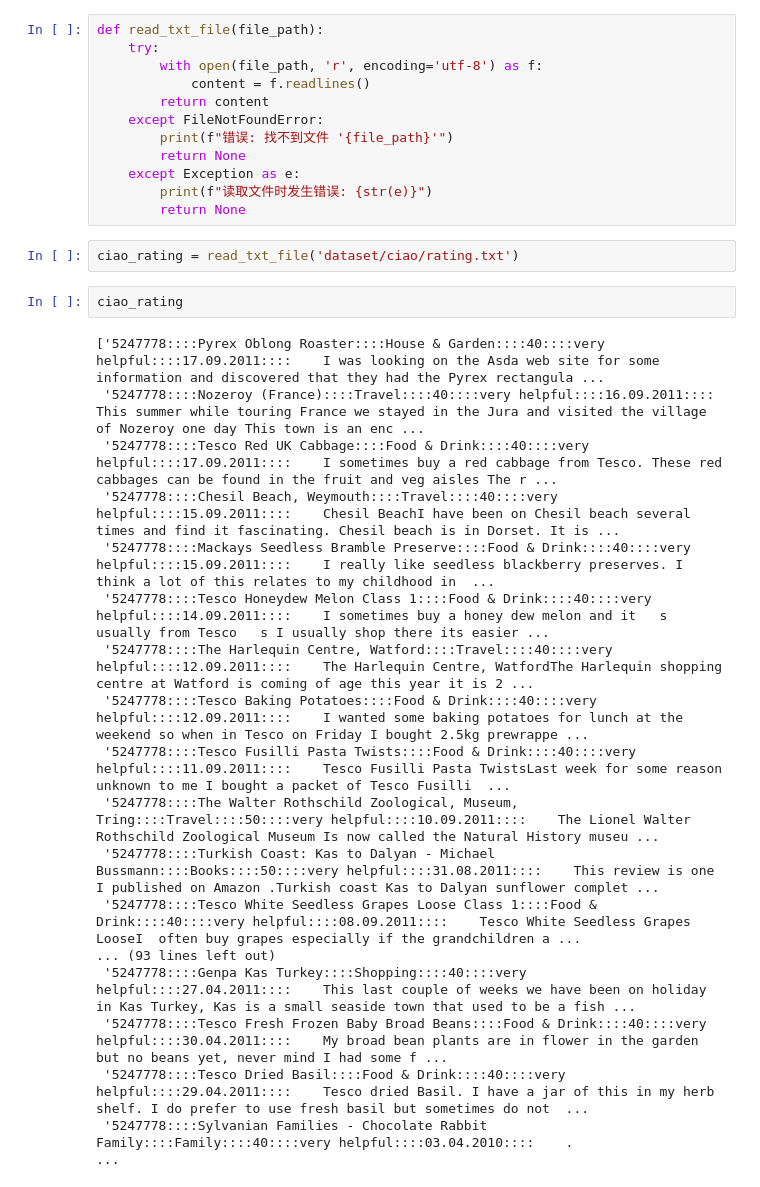
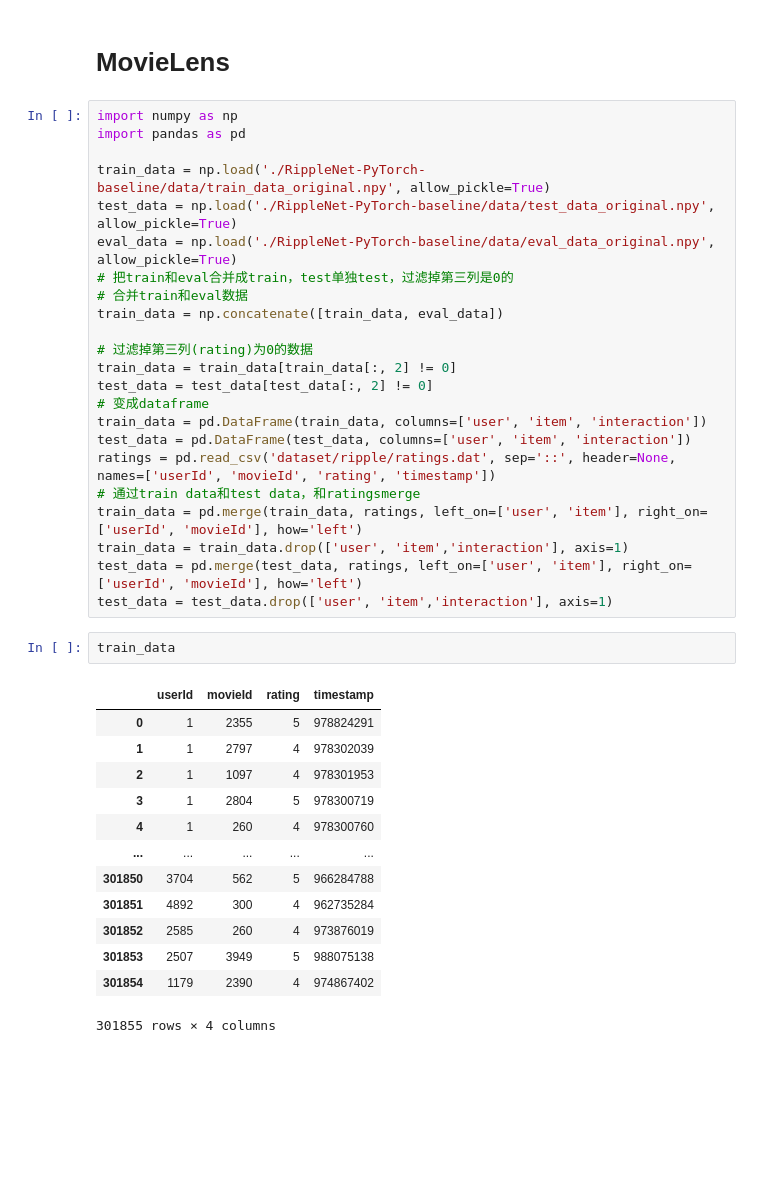
Before and after one commit to Arlene036/LLM4FairRec, a Jupyter notebook: data_preprocess.ipynb, the cells around one changed output. Saved outputs shown, nothing was run; the diff lists cells and outputs as text; blank space fills up the shorter version.

Commit message:
update data preprocess

```diff
--- a/data_preprocess.ipynb
+++ b/data_preprocess.ipynb
@@ -1,34 +1,41 @@
-# %%
-def read_txt_file(file_path):
-    try:
-        with open(file_path, 'r', encoding='utf-8') as f:
-            content = f.readlines()
-        return content
-    except FileNotFoundError:
-        print(f"错误: 找不到文件 '{file_path}'")
-        return None
-    except Exception as e:
-        print(f"读取文件时发生错误: {str(e)}")
-        return None
-# %%
-ciao_rating = read_txt_file('dataset/ciao/rating.txt')
-# %%
-ciao_rating
-# %% [output]
-['5247778::::Pyrex Oblong Roaster::::House & Garden::::40::::very helpful::::17.09.2011::::    I was looking on the Asda web site for some information and discovered that they had the Pyrex rectangula ...
- '5247778::::Nozeroy (France)::::Travel::::40::::very helpful::::16.09.2011::::    This summer while touring France we stayed in the Jura and visited the village of Nozeroy one day This town is an enc ...
- '5247778::::Tesco Red UK Cabbage::::Food & Drink::::40::::very helpful::::17.09.2011::::    I sometimes buy a red cabbage from Tesco. These red cabbages can be found in the fruit and veg aisles The r ...
- '5247778::::Chesil Beach, Weymouth::::Travel::::40::::very helpful::::15.09.2011::::    Chesil BeachI have been on Chesil beach several times and find it fascinating. Chesil beach is in Dorset. It is ...
- '5247778::::Mackays Seedless Bramble Preserve::::Food & Drink::::40::::very helpful::::15.09.2011::::    I really like seedless blackberry preserves. I think a lot of this relates to my childhood in  ...
- '5247778::::Tesco Honeydew Melon Class 1::::Food & Drink::::40::::very helpful::::14.09.2011::::    I sometimes buy a honey dew melon and it   s usually from Tesco   s I usually shop there its easier ...
- '5247778::::The Harlequin Centre, Watford::::Travel::::40::::very helpful::::12.09.2011::::    The Harlequin Centre, WatfordThe Harlequin shopping centre at Watford is coming of age this year it is 2 ...
- '5247778::::Tesco Baking Potatoes::::Food & Drink::::40::::very helpful::::12.09.2011::::    I wanted some baking potatoes for lunch at the weekend so when in Tesco on Friday I bought 2.5kg prewrappe ...
- '5247778::::Tesco Fusilli Pasta Twists::::Food & Drink::::40::::very helpful::::11.09.2011::::    Tesco Fusilli Pasta TwistsLast week for some reason unknown to me I bought a packet of Tesco Fusilli  ...
- '5247778::::The Walter Rothschild Zoological, Museum, Tring::::Travel::::50::::very helpful::::10.09.2011::::    The Lionel Walter Rothschild Zoological Museum Is now called the Natural History museu ...
- '5247778::::Turkish Coast: Kas to Dalyan - Michael Bussmann::::Books::::50::::very helpful::::31.08.2011::::    This review is one I published on Amazon .Turkish coast Kas to Dalyan sunflower complet ...
- '5247778::::Tesco White Seedless Grapes Loose Class 1::::Food & Drink::::40::::very helpful::::08.09.2011::::    Tesco White Seedless Grapes LooseI  often buy grapes especially if the grandchildren a ...
-... (93 lines left out)
- '5247778::::Genpa Kas Turkey::::Shopping::::40::::very helpful::::27.04.2011::::    This last couple of weeks we have been on holiday in Kas Turkey, Kas is a small seaside town that used to be a fish ...
- '5247778::::Tesco Fresh Frozen Baby Broad Beans::::Food & Drink::::40::::very helpful::::30.04.2011::::    My broad bean plants are in flower in the garden   but no beans yet, never mind I had some f ...
- '5247778::::Tesco Dried Basil::::Food & Drink::::40::::very helpful::::29.04.2011::::    Tesco dried Basil. I have a jar of this in my herb shelf. I do prefer to use fresh basil but sometimes do not  ...
- '5247778::::Sylvanian Families - Chocolate Rabbit Family::::Family::::40::::very helpful::::03.04.2010::::    .                                                                                         ...
+# %% [markdown]
+# MovieLens
+# %%
+import numpy as np
+import pandas as pd
+
+train_data = np.load('./RippleNet-PyTorch-baseline/data/train_data_original.npy', allow_pickle=True)
+test_data = np.load('./RippleNet-PyTorch-baseline/data/test_data_original.npy', allow_pickle=True)
+eval_data = np.load('./RippleNet-PyTorch-baseline/data/eval_data_original.npy', allow_pickle=True)
+# 把train和eval合并成train，test单独test，过滤掉第三列是0的
+# 合并train和eval数据
+train_data = np.concatenate([train_data, eval_data])
+
+# 过滤掉第三列(rating)为0的数据
+train_data = train_data[train_data[:, 2] != 0]
+test_data = test_data[test_data[:, 2] != 0]
+# 变成dataframe
+train_data = pd.DataFrame(train_data, columns=['user', 'item', 'interaction'])
+test_data = pd.DataFrame(test_data, columns=['user', 'item', 'interaction'])
+ratings = pd.read_csv('dataset/ripple/ratings.dat', sep='::', header=None, names=['userId', 'movieId', 'rating', 'timestamp'])
+# 通过train data和test data，和ratingsmerge
+train_data = pd.merge(train_data, ratings, left_on=['user', 'item'], right_on=['userId', 'movieId'], how='left')
+train_data = train_data.drop(['user', 'item','interaction'], axis=1)
+test_data = pd.merge(test_data, ratings, left_on=['user', 'item'], right_on=['userId', 'movieId'], how='left')
+test_data = test_data.drop(['user', 'item','interaction'], axis=1)
+# %%
+train_data
+# %% [output]
+|  | userId | movieId | rating | timestamp |
+| 0 | 1 | 2355 | 5 | 978824291 |
+| 1 | 1 | 2797 | 4 | 978302039 |
+| 2 | 1 | 1097 | 4 | 978301953 |
+| 3 | 1 | 2804 | 5 | 978300719 |
+| 4 | 1 | 260 | 4 | 978300760 |
+| ... | ... | ... | ... | ... |
+| 301850 | 3704 | 562 | 5 | 966284788 |
+| 301851 | 4892 | 300 | 4 | 962735284 |
+| 301852 | 2585 | 260 | 4 | 973876019 |
+| 301853 | 2507 | 3949 | 5 | 988075138 |
+| 301854 | 1179 | 2390 | 4 | 974867402 |
+301855 rows × 4 columns
```
Also changed, not shown: parts of 20 cells of this notebook, 15 other files.
